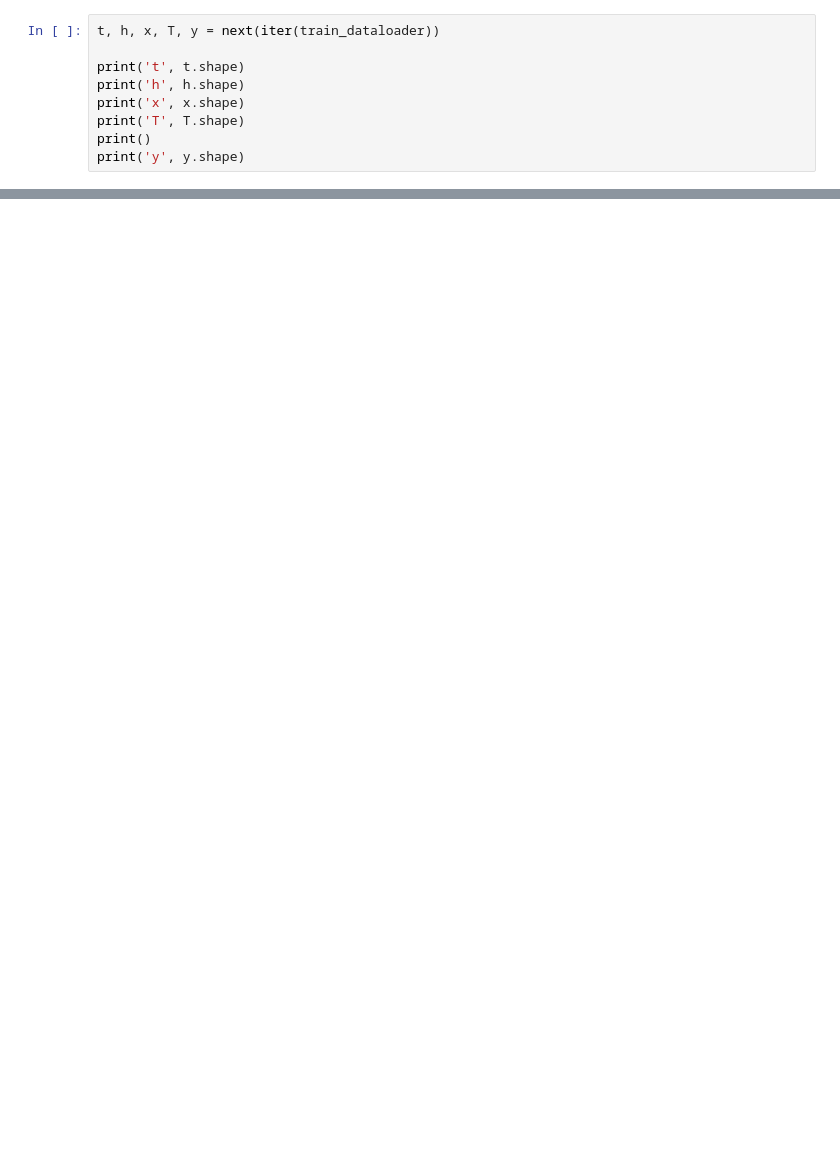
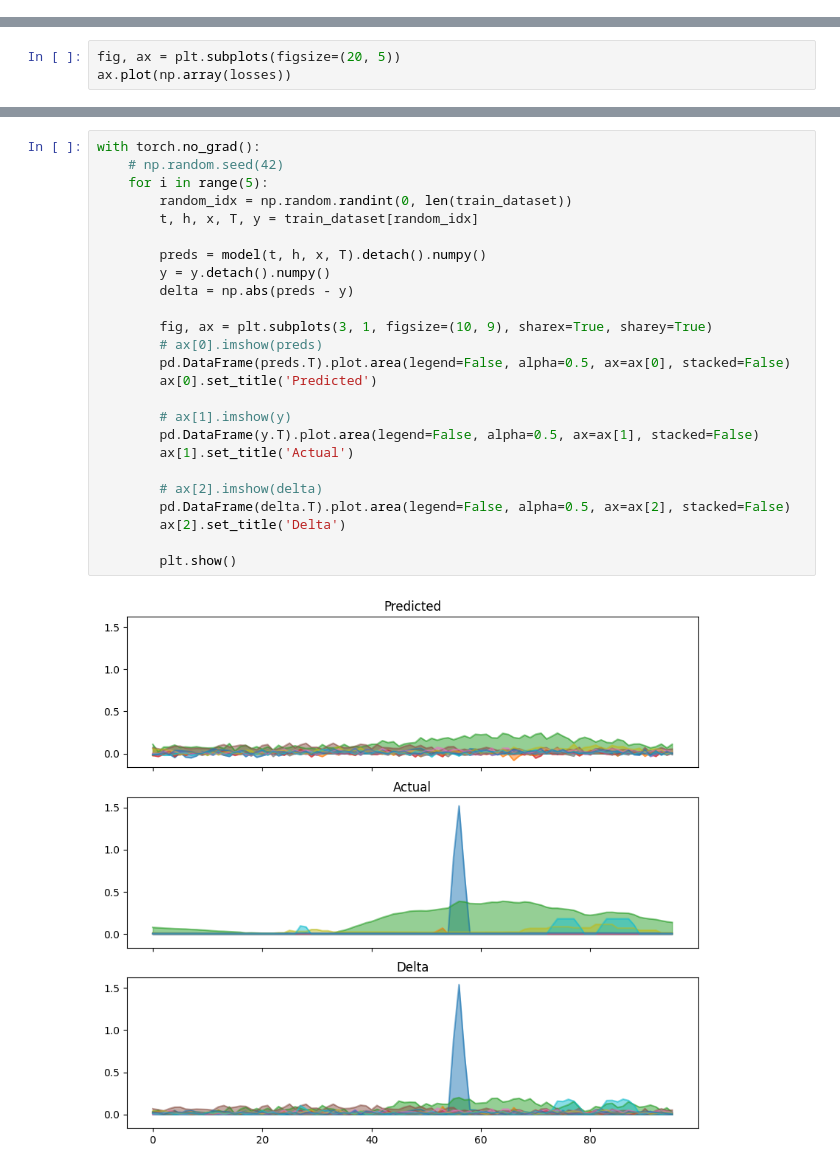
Before and after one commit to jammyc-mids/capstone, a Jupyter notebook: experiments/exploratory/first_steps.ipynb, the cells around one changed output, grey strips where cells are left out. Cells and saved outputs as stored; diff of their text form; blank space fills up the shorter version.

```diff
--- a/experiments/exploratory/first_steps.ipynb
+++ b/experiments/exploratory/first_steps.ipynb
@@ -81,9 +111,0 @@ y torch.Size([10, 11, 96])
-# %%
-t, h, x, T, y = next(iter(train_dataloader))
-
-print('t', t.shape)
-print('h', h.shape)
-print('x', x.shape)
-print('T', T.shape)
-print()
-print('y', y.shape)
@@ -89,0 +215,3 @@ print('y', y.shape)
+# %%
+fig, ax = plt.subplots(figsize=(20, 5))
+ax.plot(np.array(losses))
@@ -89,0 +226,27 @@ print('y', y.shape)
+# %%
+with torch.no_grad():
+    # np.random.seed(42)
+    for i in range(5):
+        random_idx = np.random.randint(0, len(train_dataset))
+        t, h, x, T, y = train_dataset[random_idx]
+
+        preds = model(t, h, x, T).detach().numpy()
+        y = y.detach().numpy()
+        delta = np.abs(preds - y)
+
+        fig, ax = plt.subplots(3, 1, figsize=(10, 9), sharex=True, sharey=True)
+        # ax[0].imshow(preds)
+        pd.DataFrame(preds.T).plot.area(legend=False, alpha=0.5, ax=ax[0], stacked=False)
+        ax[0].set_title('Predicted')
+
+        # ax[1].imshow(y)
+        pd.DataFrame(y.T).plot.area(legend=False, alpha=0.5, ax=ax[1], stacked=False)
+        ax[1].set_title('Actual')
+
+        # ax[2].imshow(delta)
+        pd.DataFrame(delta.T).plot.area(legend=False, alpha=0.5, ax=ax[2], stacked=False)
+        ax[2].set_title('Delta')
+
+        plt.show()
+# %% [output]
+[figure, added]
```
Also changed, not shown: parts of 11 cells of this notebook, 1 other file.
